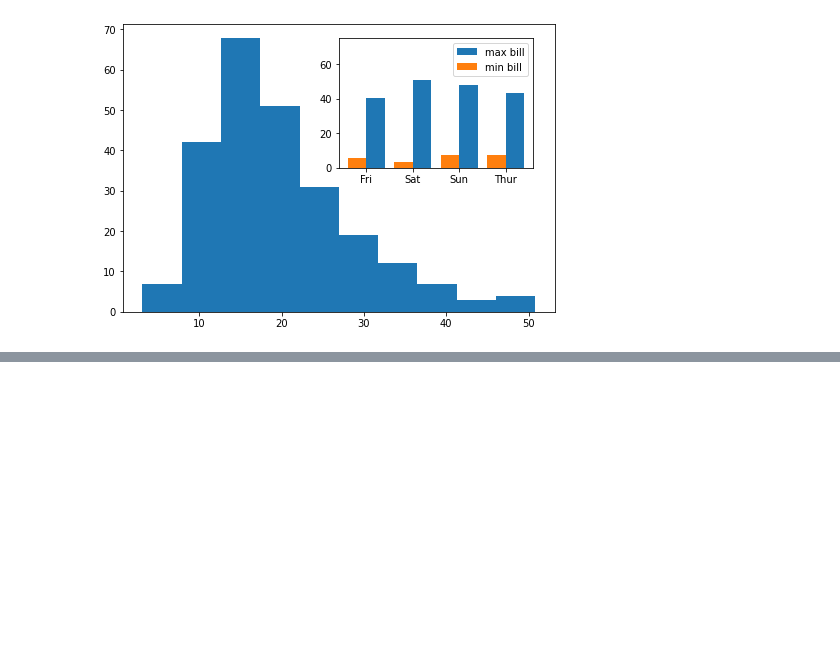
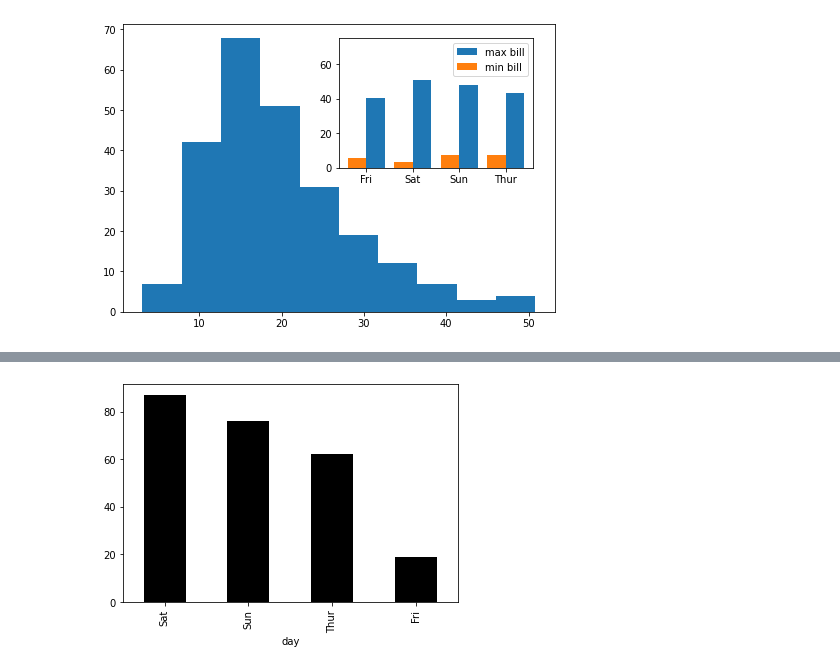
Before and after one commit to EugeniaVoytik/Skillfactory_Data_Science_Degree, a Jupyter notebook: module_2/PYTHON-10._Visualization.ipynb, the cells around one changed output, grey strips where cells are left out. Saved outputs shown, nothing was run; the diff lists cells and outputs as text; code cells hidden in the pictures; blank space fills up the shorter version.

```diff
--- a/module_2/PYTHON-10._Visualization.ipynb
+++ b/module_2/PYTHON-10._Visualization.ipynb
@@ -149,0 +174,4 @@ insert_axes.legend(loc = 0);
+# %%
+df.groupby('day').total_bill.count().sort_values(ascending=False).plot(kind='bar', color='black');
+# %% [output]
+[figure, added]
```
Also changed, not shown: parts of 38 cells of this notebook, 1 other file.
